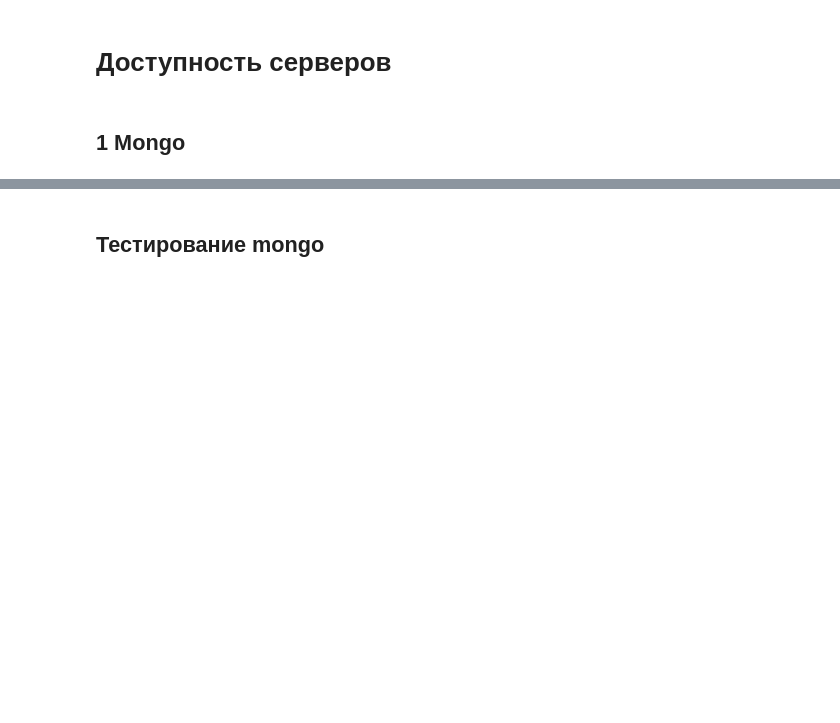
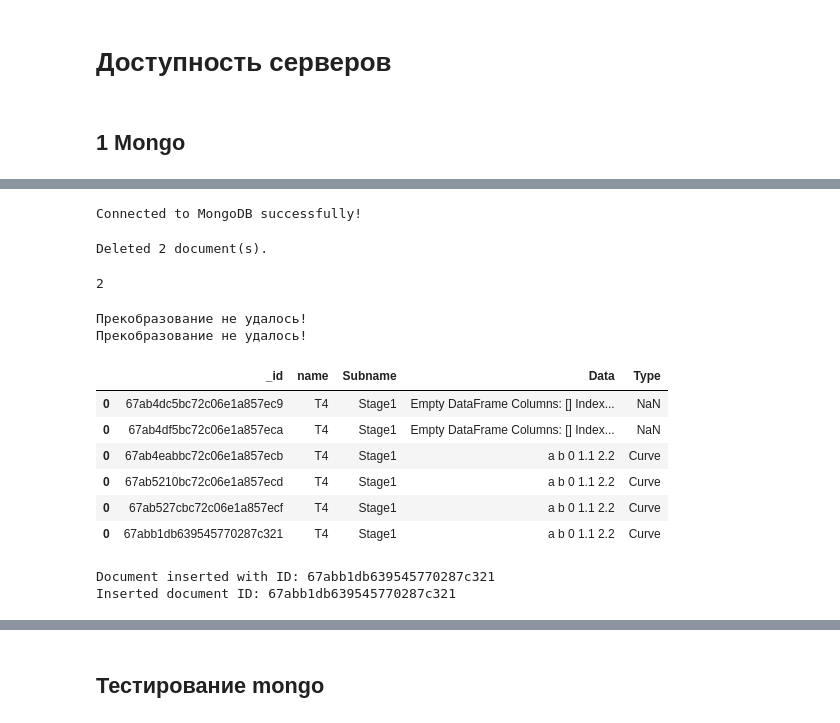
Before and after one commit to NekliudovAV/OptiLab, a Jupyter notebook: optilab/DB_Tsts.ipynb, the cells around one changed output, grey strips where cells are left out. Cells and saved outputs as stored; diff of their text form; code cells hidden in the pictures; blank space fills up the shorter version.

```diff
--- a/optilab/DB_Tsts.ipynb
+++ b/optilab/DB_Tsts.ipynb
@@ -10,0 +160,35 @@ from database import *
+# %%
+mongo_client = MongoDBClient()
+# %% [output]
+Connected to MongoDB successfully!
+# %%
+mongo_client.delete_many_documents(query = {'name':'T3'})
+# %% [output]
+Deleted 2 document(s).
+2
+# %%
+res=mongo_client.get_list_data(query = {},projection=['name','Subname','Type','Data'])
+# %% [output]
+Прекобразование не удалось!
+Прекобразование не удалось!
+# %%
+res
+# %% [output]
+|  | _id | name | Subname | Data | Type |
+| 0 | 67ab4dc5bc72c06e1a857ec9 | T4 | Stage1 | Empty DataFrame Columns: [] Index... | NaN |
+| 0 | 67ab4df5bc72c06e1a857eca | T4 | Stage1 | Empty DataFrame Columns: [] Index... | NaN |
+| 0 | 67ab4eabbc72c06e1a857ecb | T4 | Stage1 | a b 0 1.1 2.2 | Curve |
+| 0 | 67ab5210bc72c06e1a857ecd | T4 | Stage1 | a b 0 1.1 2.2 | Curve |
+| 0 | 67ab527cbc72c06e1a857ecf | T4 | Stage1 | a b 0 1.1 2.2 | Curve |
+| 0 | 67abb1db639545770287c321 | T4 | Stage1 | a b 0 1.1 2.2 | Curve |
+# %%
+# 2. Заисывам датафрейм
+import pandas as pd
+TestDF=pd.DataFrame({'a':[1.1],'b':[2.2]})
+# Вставка одного документа
+document_one = {"name": "T4", "Subname": "Stage1", "Type":"Curve","Data": TestDF.to_json()}
+inserted_id = mongo_client.insert_one_document(document_one)
+print(f"Inserted document ID: {inserted_id}")
+# %% [output]
+Document inserted with ID: 67abb1db639545770287c321
+Inserted document ID: 67abb1db639545770287c321
```
Also changed, not shown: parts of 8 cells of this notebook.
